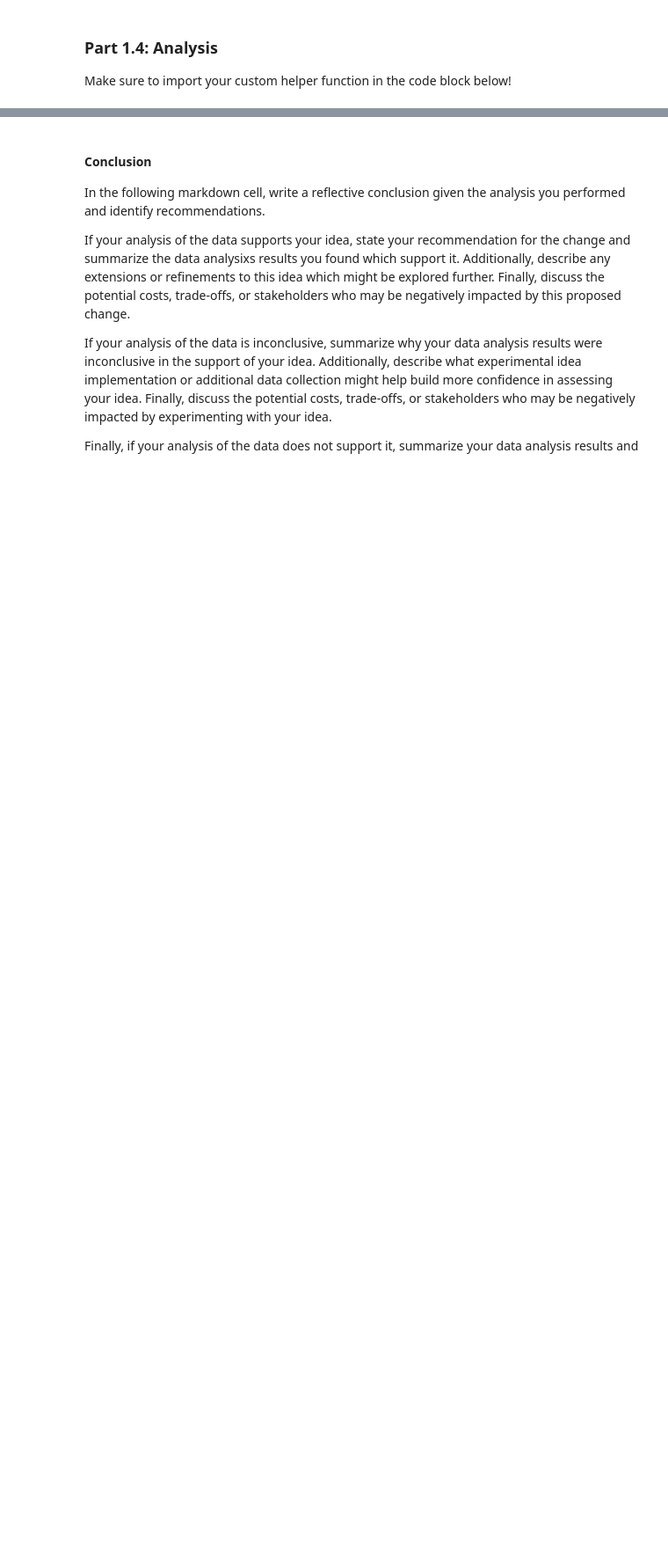
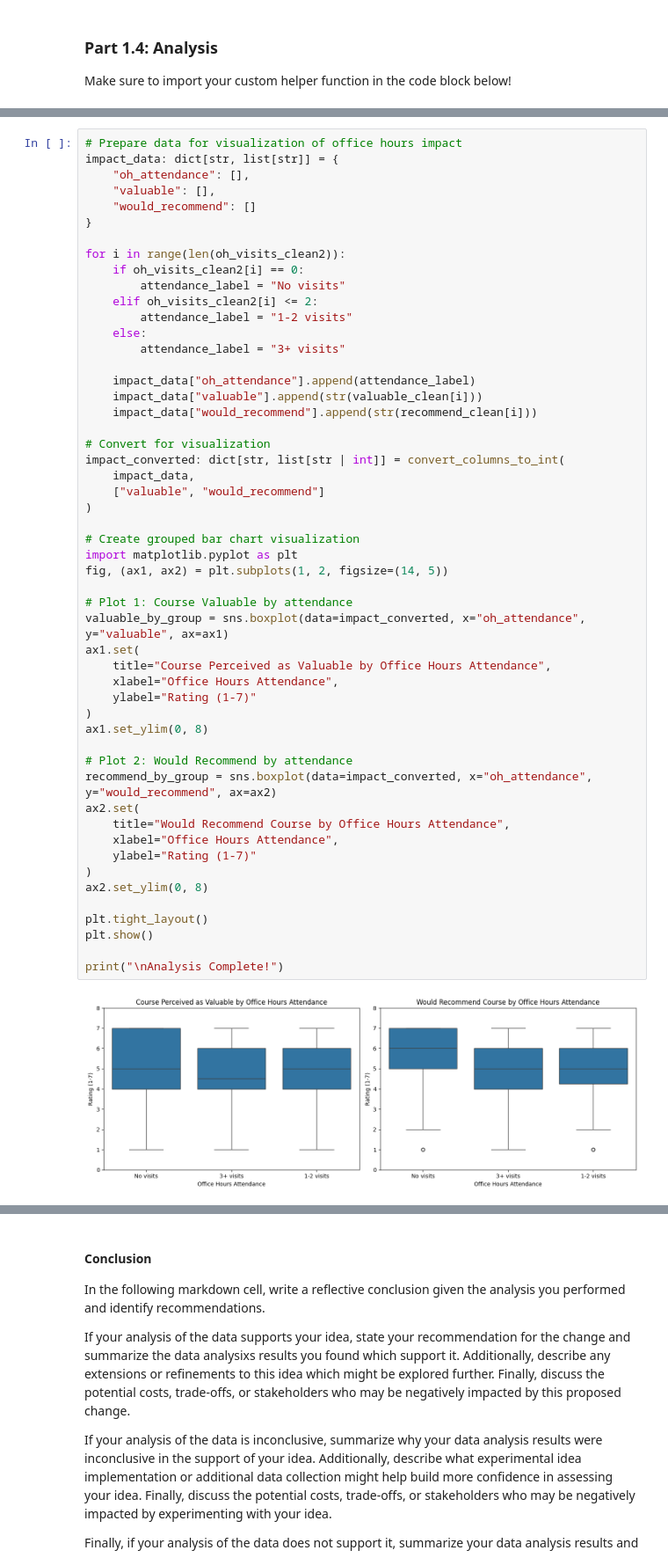
Before and after one commit to gfmauch/comp110-26s-workspace, a Jupyter notebook: exercises/ex09/analysis.ipynb, the cells around one changed output, grey strips where cells are left out. Shown at 88% size. Saved outputs shown, nothing was run; the diff lists cells and outputs as text; blank space fills up the shorter version.

```diff
--- a/exercises/ex09/analysis.ipynb
+++ b/exercises/ex09/analysis.ipynb
@@ -395,0 +677,54 @@ Next, ... (you take it from here and add additional code and markdown cells as n
+# %%
+# Prepare data for visualization of office hours impact
+impact_data: dict[str, list[str]] = {
+    "oh_attendance": [],
+    "valuable": [],
+    "would_recommend": []
+}
+
+for i in range(len(oh_visits_clean2)):
+    if oh_visits_clean2[i] == 0:
+        attendance_label = "No visits"
+    elif oh_visits_clean2[i] <= 2:
+        attendance_label = "1-2 visits"
+    else:
+        attendance_label = "3+ visits"
+
+    impact_data["oh_attendance"].append(attendance_label)
+    impact_data["valuable"].append(str(valuable_clean[i]))
+    impact_data["would_recommend"].append(str(recommend_clean[i]))
+
+# Convert for visualization
+impact_converted: dict[str, list[str | int]] = convert_columns_to_int(
+    impact_data,
+    ["valuable", "would_recommend"]
+)
+
+# Create grouped bar chart visualization
+import matplotlib.pyplot as plt
+fig, (ax1, ax2) = plt.subplots(1, 2, figsize=(14, 5))
+
+# Plot 1: Course Valuable by attendance
+valuable_by_group = sns.boxplot(data=impact_converted, x="oh_attendance", y="valuable", ax=ax1)
+ax1.set(
+    title="Course Perceived as Valuable by Office Hours Attendance",
+    xlabel="Office Hours Attendance",
+    ylabel="Rating (1-7)"
+)
+ax1.set_ylim(0, 8)
+
+# Plot 2: Would Recommend by attendance
+recommend_by_group = sns.boxplot(data=impact_converted, x="oh_attendance", y="would_recommend", ax=ax2)
+ax2.set(
+    title="Would Recommend Course by Office Hours Attendance",
+    xlabel="Office Hours Attendance",
+    ylabel="Rating (1-7)"
+)
+ax2.set_ylim(0, 8)
+
+plt.tight_layout()
+plt.show()
+
+print("\nAnalysis Complete!")
+# %% [output]
+[figure, added]
```
Also changed, not shown: parts of 18 cells of this notebook.
